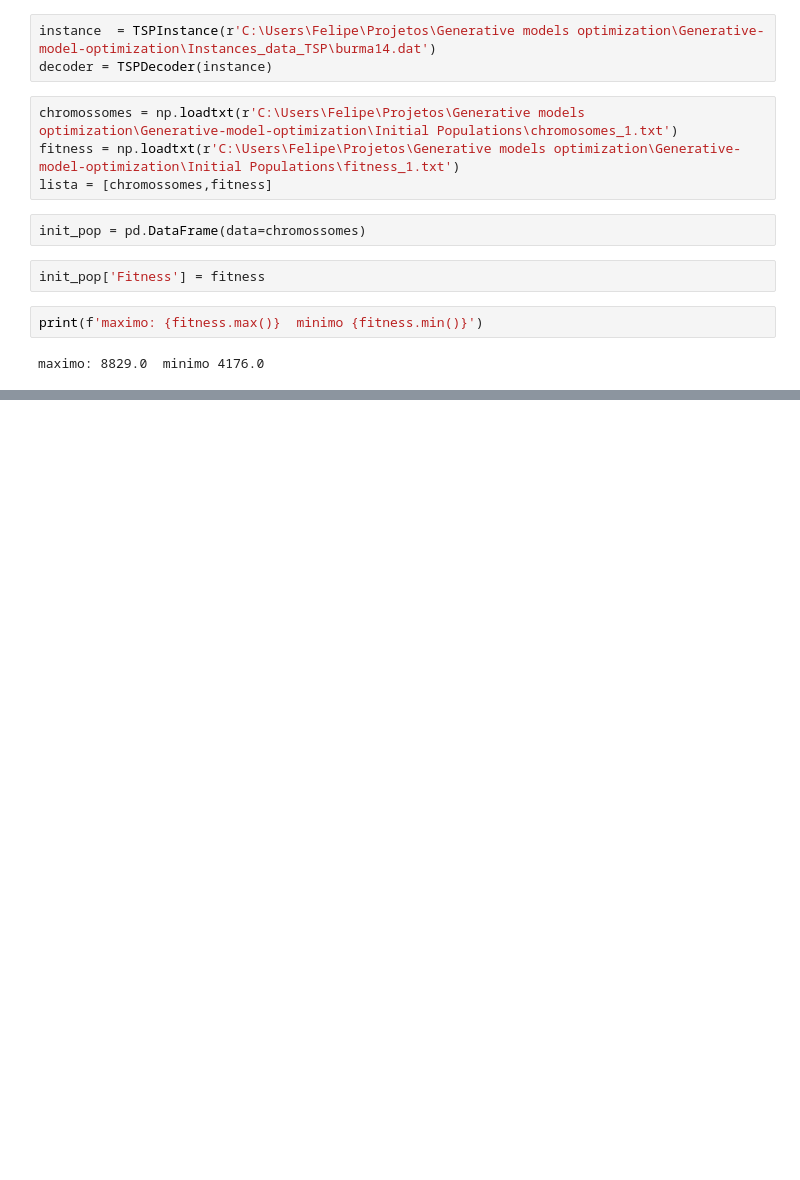
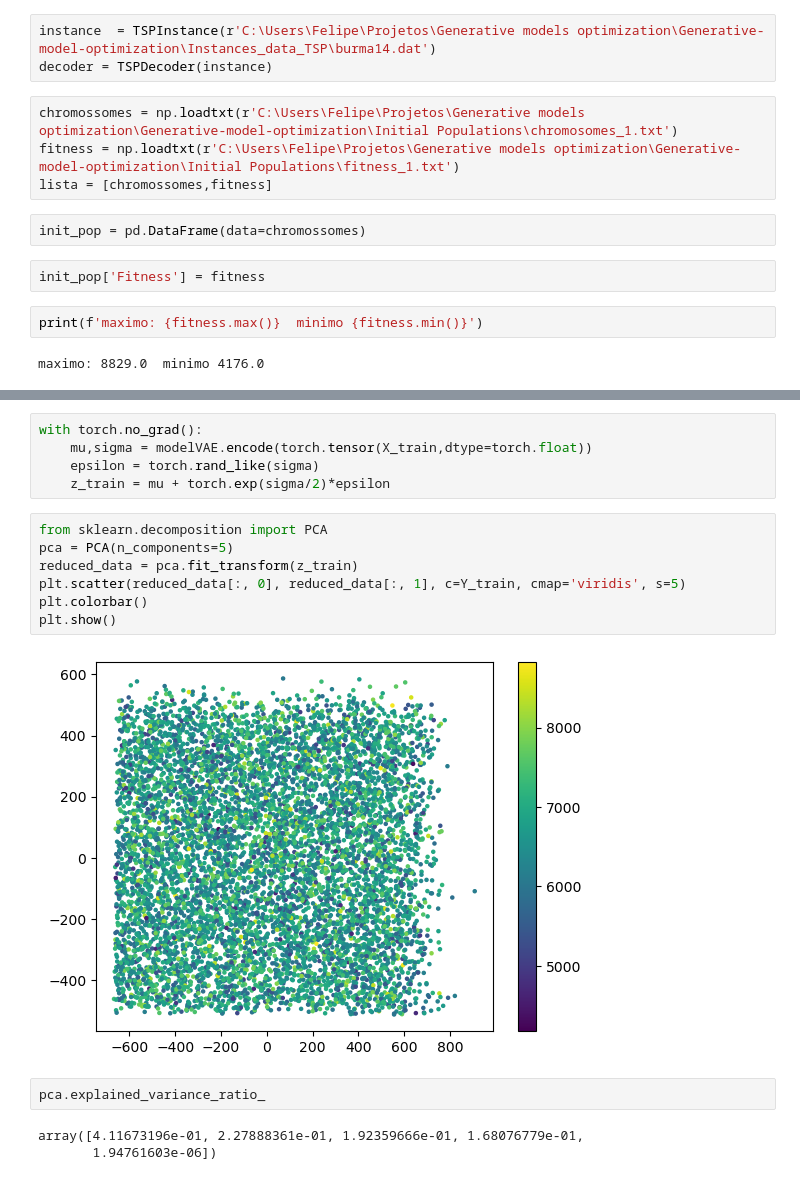
Before and after one commit to FelipeMP94/Generative-model-optimization, a Jupyter notebook: Gen_test.ipynb, the cells around one changed output, grey strips where cells are left out. Drawn from its saved outputs; the diff is of its cells as text; blank space fills up the shorter version.

```diff
--- a/Gen_test.ipynb
+++ b/Gen_test.ipynb
@@ -240,0 +170,19 @@ print(new_pop_fit)
+# %%
+with torch.no_grad():
+    mu,sigma = modelVAE.encode(torch.tensor(X_train,dtype=torch.float))
+    epsilon = torch.rand_like(sigma)
+    z_train = mu + torch.exp(sigma/2)*epsilon
+# %%
+from sklearn.decomposition import PCA
+pca = PCA(n_components=5)
+reduced_data = pca.fit_transform(z_train)
+plt.scatter(reduced_data[:, 0], reduced_data[:, 1], c=Y_train, cmap='viridis', s=5)
+plt.colorbar()
+plt.show()
+# %% [output]
+[figure, added]
+# %%
+pca.explained_variance_ratio_
+# %% [output]
+array([4.11673196e-01, 2.27888361e-01, 1.92359666e-01, 1.68076779e-01,
+       1.94761603e-06])
```
Also changed, not shown: parts of 37 cells of this notebook, 2 other files.
